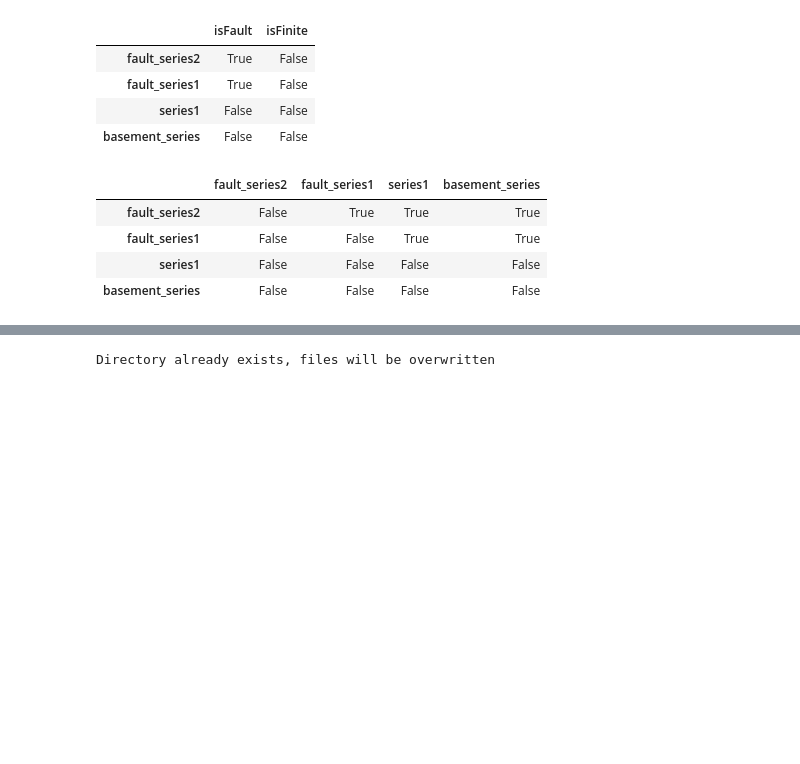
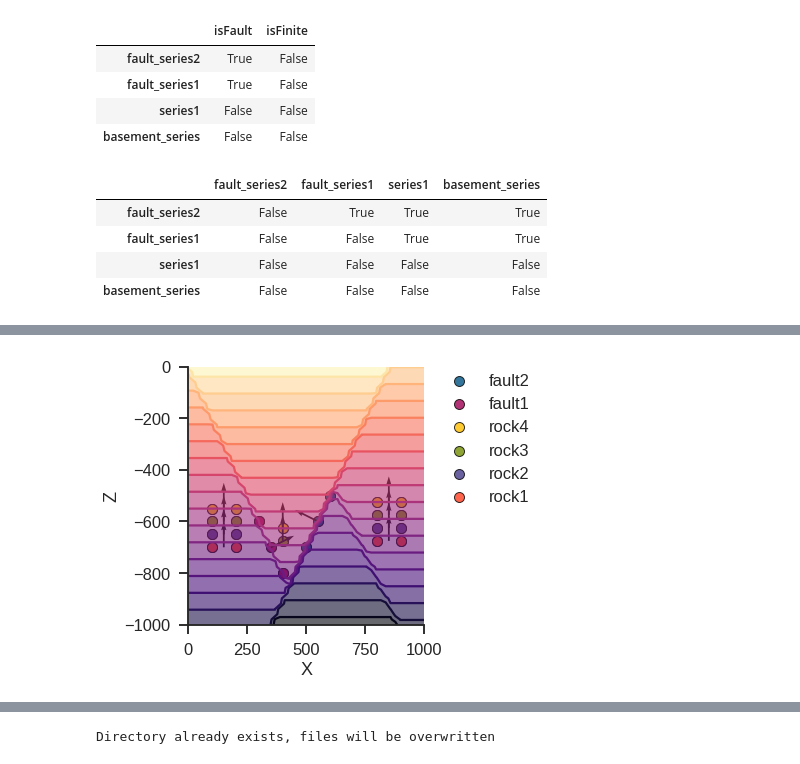
Before and after one commit to gempy-project/gempy, a Jupyter notebook: notebooks/tutorials/ch1-9b_Fault_relations.ipynb, the cells around one changed output, grey strips where cells are left out. Saved outputs shown, nothing was run; the diff lists cells and outputs as text; code cells hidden in the pictures; blank space fills up the shorter version.

```diff
--- a/notebooks/tutorials/ch1-9b_Fault_relations.ipynb
+++ b/notebooks/tutorials/ch1-9b_Fault_relations.ipynb
@@ -180,0 +104,4 @@ Lithology scalar field
+# %%
+gp.plot.plot_scalar_field(geo_model, 25, series=2)
+# %% [output]
+[figure, added]
```
Also changed, not shown: parts of 34 cells of this notebook, 8 other files.
